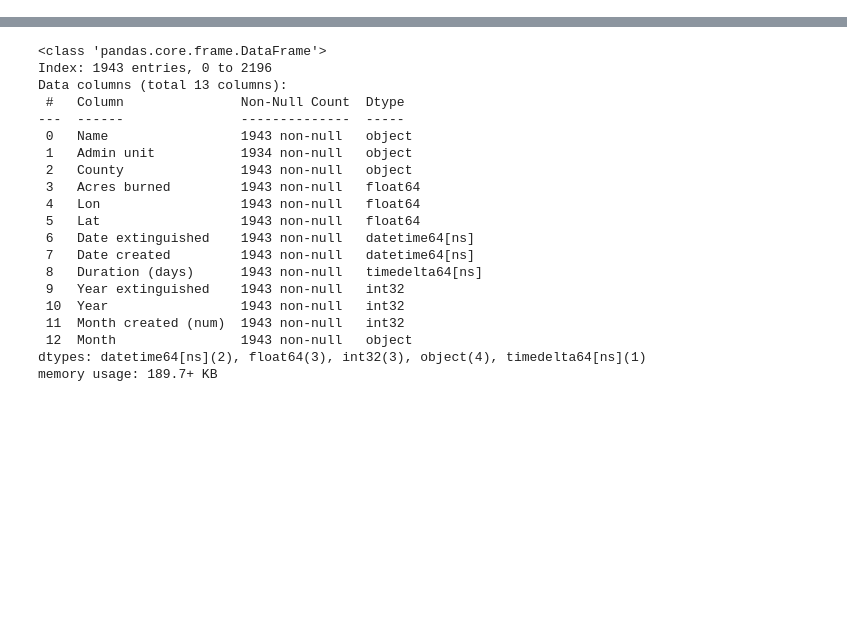
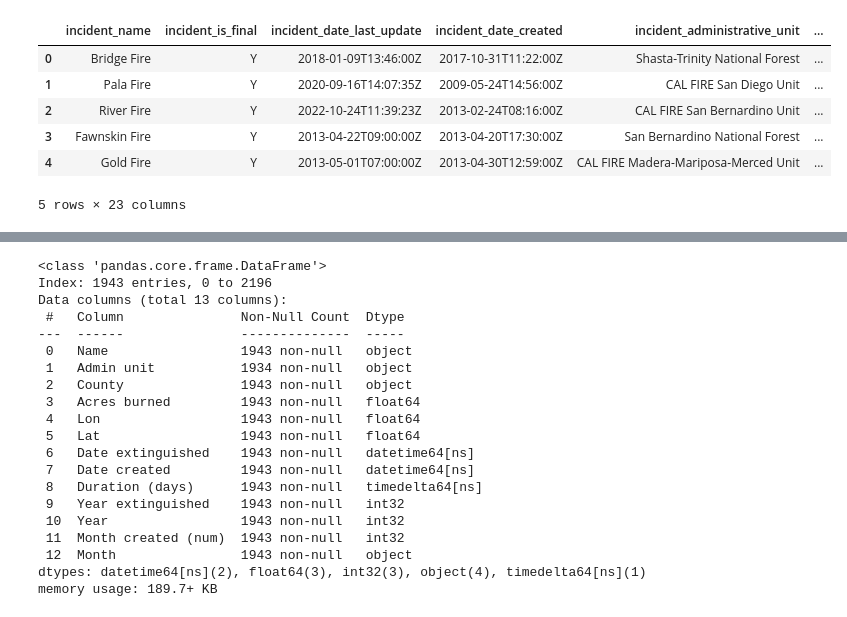
Before and after one commit to Alvin-Son/california_fire_analysis, a Jupyter notebook: fire_collection_&_cleaning.ipynb, the cells around one changed output, grey strips where cells are left out. Cells and saved outputs as stored; diff of their text form; code cells hidden in the pictures; blank space fills up the shorter version.

```diff
--- a/fire_collection_&_cleaning.ipynb
+++ b/fire_collection_&_cleaning.ipynb
@@ -1,12 +1,20 @@
 # %%
 import pandas as pd
 from pathlib import Path
 import calendar
 
 file_path=Path("Resources/fire_data/mapdataall.csv")
 df=pd.read_csv(file_path, encoding="utf-8")
 
-#df.head()
+df.head()
+# %% [output]
+|  | incident_name | incident_is_final | incident_date_last_update | incident_date_created | incident_administrative_unit | ... |
+| 0 | Bridge Fire | Y | 2018-01-09T13:46:00Z | 2017-10-31T11:22:00Z | Shasta-Trinity National Forest | ... |
+| 1 | Pala Fire | Y | 2020-09-16T14:07:35Z | 2009-05-24T14:56:00Z | CAL FIRE San Diego Unit | ... |
+| 2 | River Fire | Y | 2022-10-24T11:39:23Z | 2013-02-24T08:16:00Z | CAL FIRE San Bernardino Unit | ... |
+| 3 | Fawnskin Fire | Y | 2013-04-22T09:00:00Z | 2013-04-20T17:30:00Z | San Bernardino National Forest | ... |
+| 4 | Gold Fire | Y | 2013-05-01T07:00:00Z | 2013-04-30T12:59:00Z | CAL FIRE Madera-Mariposa-Merced Unit | ... |
+5 rows × 23 columns
 # %%
 #gather list of original columns
 #list(df.columns)
```
Also changed, not shown: parts of 5 cells of this notebook, 14 other files.
